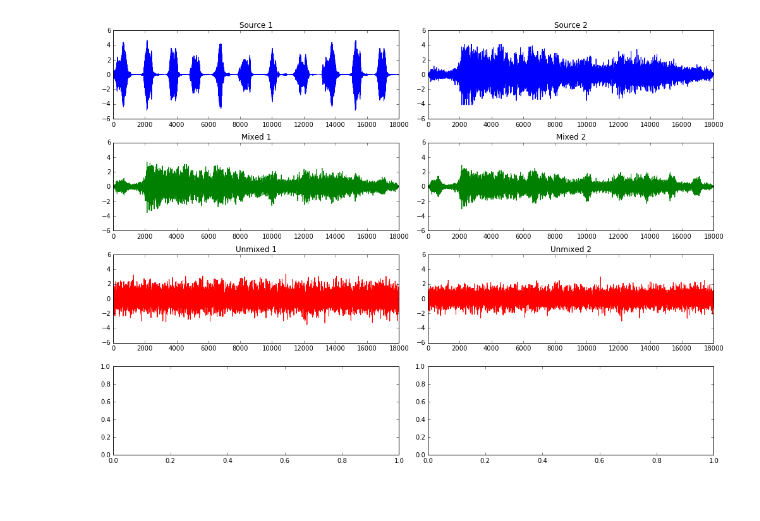
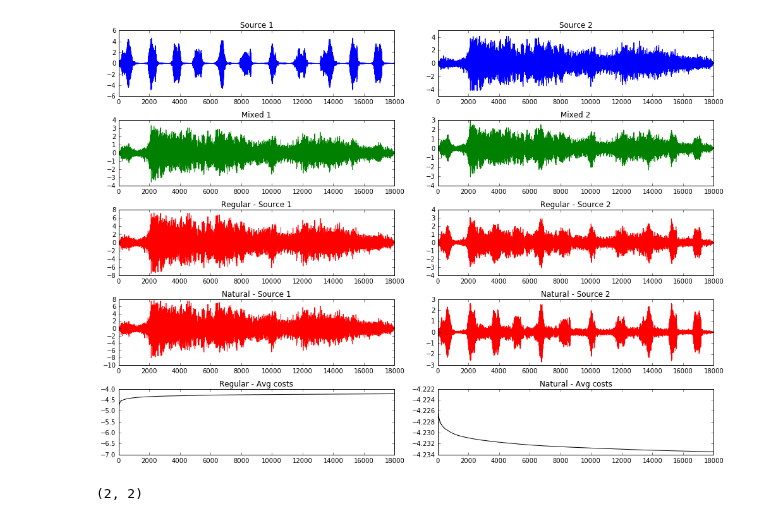
Before and after one commit to danijar/course-machine-intelligence-2, a Jupyter notebook: EX6/EX6-MI2-Nebenhoerers.ipynb, the cells around one changed output. Drawn from its saved outputs; the diff is of its cells as text; code cells hidden in the pictures.

Commit message:
Fix 6.2 online ica

```diff
--- a/EX6/EX6-MI2-Nebenhoerers.ipynb
+++ b/EX6/EX6-MI2-Nebenhoerers.ipynb
@@ -32,4 +33,4 @@ p4,_ = pearsonr(s[1,:],x[1,:])
 x -= x.mean(axis=1).reshape((2, 1))
 
 # 6.1 (f)
-w = np.random.RandomState(444).rand(2,2)
+w0 = np.random.RandomState(444).rand(2,2)
@@ -123,26 +76,35 @@ for time, example in enumerate(x.T):
+# %%
+# 6.2 (a), (b), (c)
+initial_eta = 0.01  # learning rate
+unmixed_reg, avg_cost_reg, w_reg = ica_online(initial_eta, w0, x0, x,
+                                              delta_cost_regular)
+unmixed_nat, avg_cost_nat, w_nat = ica_online(initial_eta, w0, x0, x,
+                                              delta_cost_natural)
 # %%
-def playAndPlot(sound, ax, **kwargs):
+def playAndPlot(sound, ax, dontSave=False, **kwargs):
     ax.plot(sound, **kwargs)
+    # ax.set_ylim(-15,15)
+    filename = 'temp.wav'
     if 'label' in kwargs:
         ax.set_title(kwargs['label'])
-    ax.set_ylim(-6,6)
-    filename = 'temp.wav'
-    scipy.io.wavfile.write(filename, 8192, sound)
-#     os.system('afplay '+filename)
-#     os.system('mpg123 '+filename)
-#     os.system('start '+filename)
+        filename = kwargs['label'] + '.wav'
+    if not dontSave:
+        scipy.io.wavfile.write(filename, 8192, sound)
 
-#original sources
-
-fig, ax = plt.subplots(4,2, figsize=(14, 10))
+# original sources
+fig, ax = plt.subplots(5,2, figsize=(14, 10))
 
 playAndPlot(s1,ax[0,0], color='blue', label='Source 1')
 playAndPlot(s2,ax[0,1], color='blue', label='Source 2')
 playAndPlot(x0[0,:],ax[1,0], color='green', label='Mixed 1')
 playAndPlot(x0[1,:],ax[1,1], color='green', label='Mixed 2')
-playAndPlot(x[0,:],ax[2,0], color='red', label='Unmixed 1')
-playAndPlot(x[1,:],ax[2,1], color='red', label='Unmixed 2')
+playAndPlot(u_reg[0,:],ax[2,0], color='red', label='Regular - Source 1')
+playAndPlot(u_reg[1,:],ax[2,1], color='red', label='Regular - Source 2')
+playAndPlot(u_nat[0,:],ax[3,0], color='red', label='Natural - Source 1')
+playAndPlot(u_nat[1,:],ax[3,1], color='red', label='Natural - Source 2')
+playAndPlot(np.array(avg_cost_reg), ax[4,0], color='black', label='Regular - Avg costs', dontSave=True)
+playAndPlot(np.array(avg_cost_nat), ax[4,1], color='black', label='Natural - Avg costs', dontSave=True)
 
 fig.tight_layout()
 # %% [output]
-[figure, old version]
+[figure, new version]
@@ -151,0 +111,4 @@ print(x0[0,:])
+# %%
+print(avg_cost_nat.shape)
+# %% [output]
+(2, 2)
```
Also changed, not shown: parts of 4 cells of this notebook.
